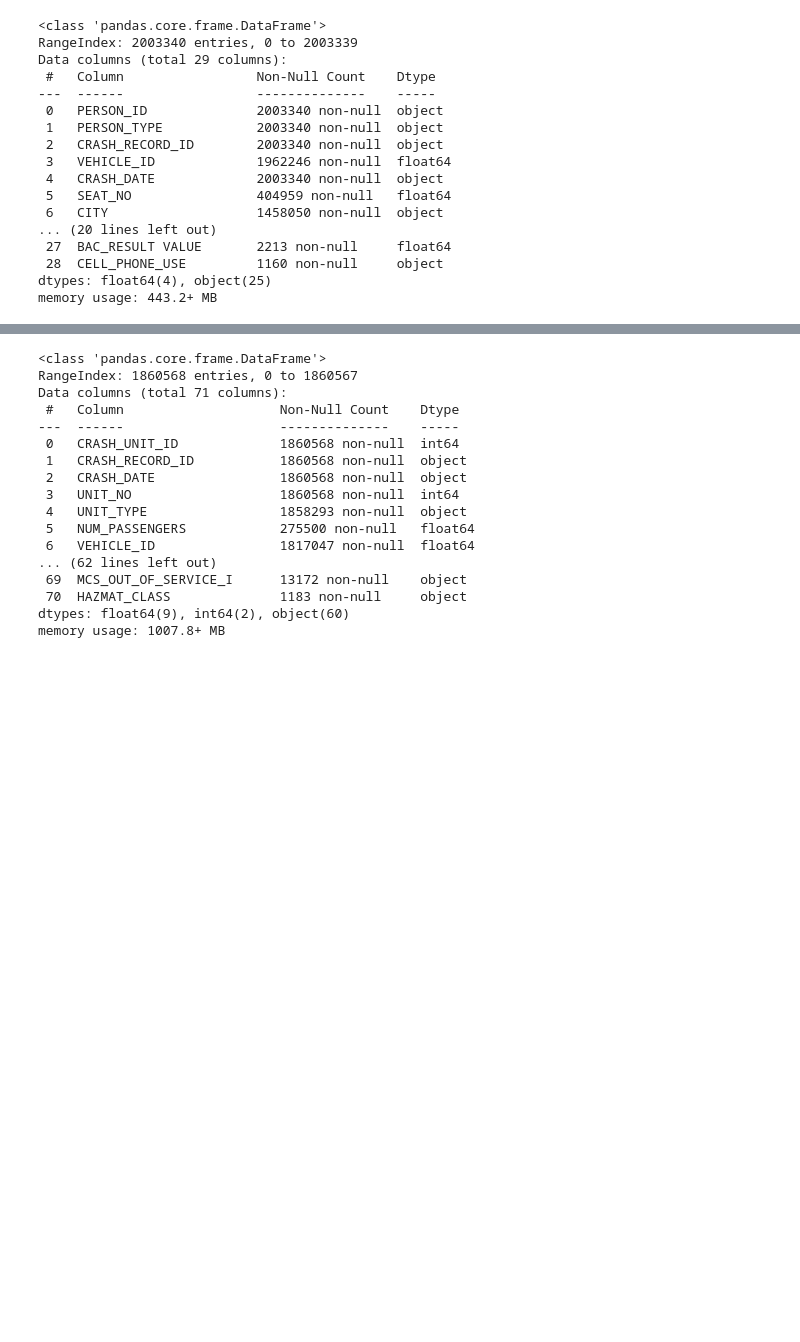
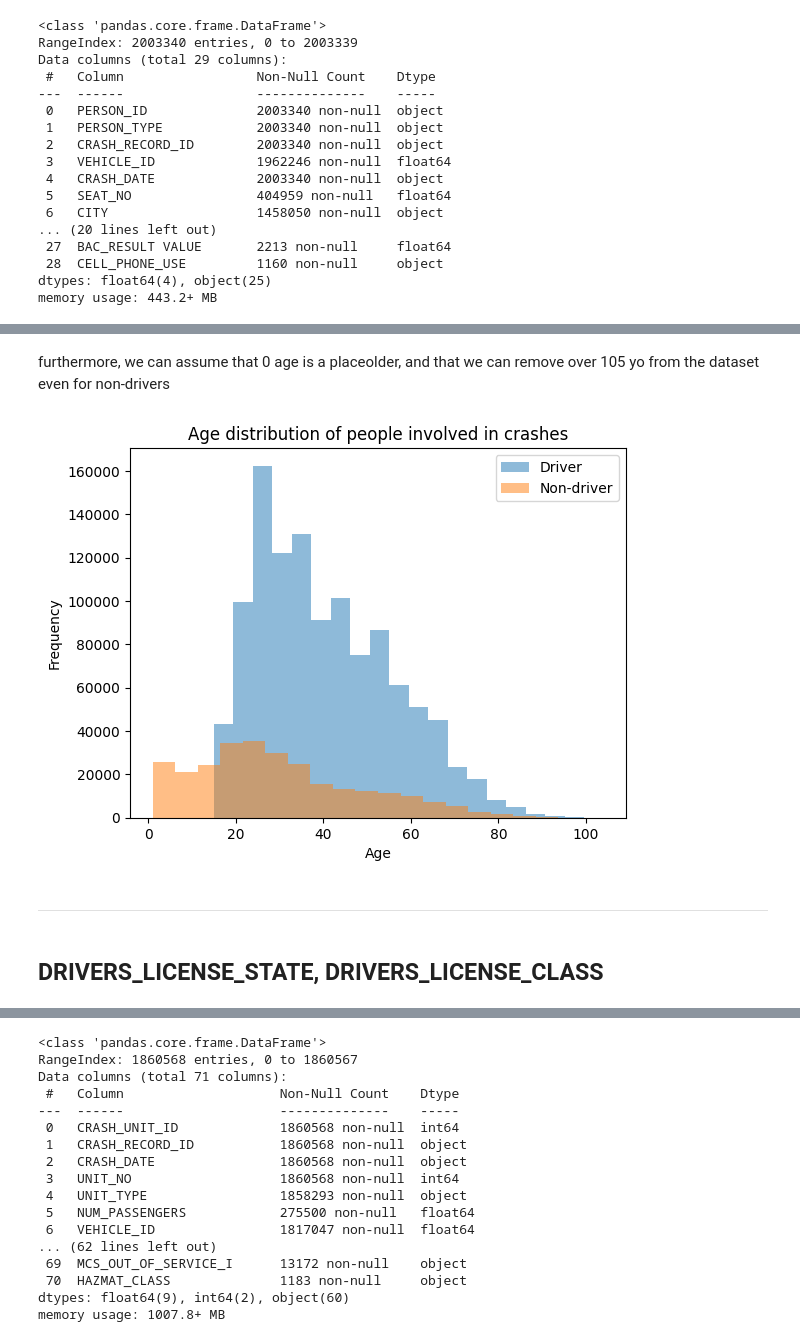
Before and after one commit to lavo2/DataMining-Project, a Jupyter notebook: 1-understanding.ipynb, the cells around one changed output, grey strips where cells are left out. Cells and saved outputs as stored; diff of their text form; code cells hidden in the pictures; blank space fills up the shorter version.

```diff
--- a/1-understanding.ipynb
+++ b/1-understanding.ipynb
@@ -1017,0 +1346,2 @@ memory usage: 443.2+ MB
+# %%
+people['AGE'] = people['AGE'].apply(lambda x: np.nan if x < 0 else x)
@@ -1017,0 +1407,3 @@ memory usage: 443.2+ MB
+# %%
+people.loc[(people['PERSON_TYPE'] == 'DRIVER') & (people['AGE'] < 15), 'AGE'] = np.nan
+people.loc[(people['PERSON_TYPE'] == 'DRIVER') & (people['AGE'] > 104), 'AGE'] = np.nan
@@ -1017,0 +1440,20 @@ memory usage: 443.2+ MB
+# %% [markdown]
+furthermore, we can assume that 0 age is a placeolder, and that we can remove over 105 yo from the dataset even for non-drivers
+# %%
+people['AGE'] = people['AGE'].replace(0, np.nan)
+people.loc[(people['AGE'] > 104), 'AGE'] = np.nan
+# %%
+# compare driver and non-driver age distribution
+people[people['PERSON_TYPE'] == 'DRIVER']['AGE'].plot(kind='hist', bins=20, alpha=0.5, label='Driver')
+people[people['PERSON_TYPE'] != 'DRIVER']['AGE'].plot(kind='hist', bins=20, alpha=0.5, label='Non-driver')
+plt.xlabel('Age')
+plt.ylabel('Frequency')
+plt.title('Age distribution of people involved in crashes')
+plt.legend()
+plt.show()
+# %% [output]
+[figure, added]
+# %% [markdown]
+---
+# %% [markdown]
+## DRIVERS_LICENSE_STATE, DRIVERS_LICENSE_CLASS
```
Also changed, not shown: parts of 126 cells of this notebook, 5 other files.
